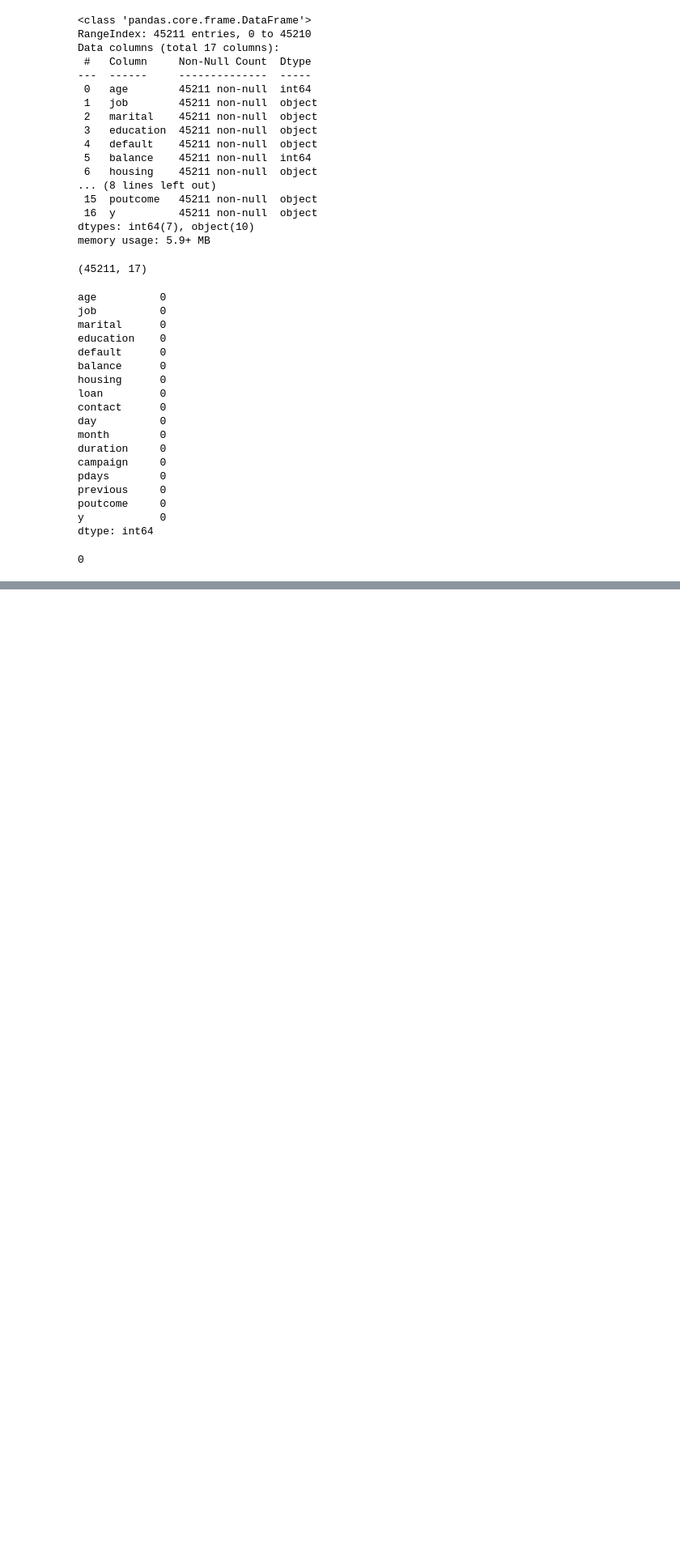
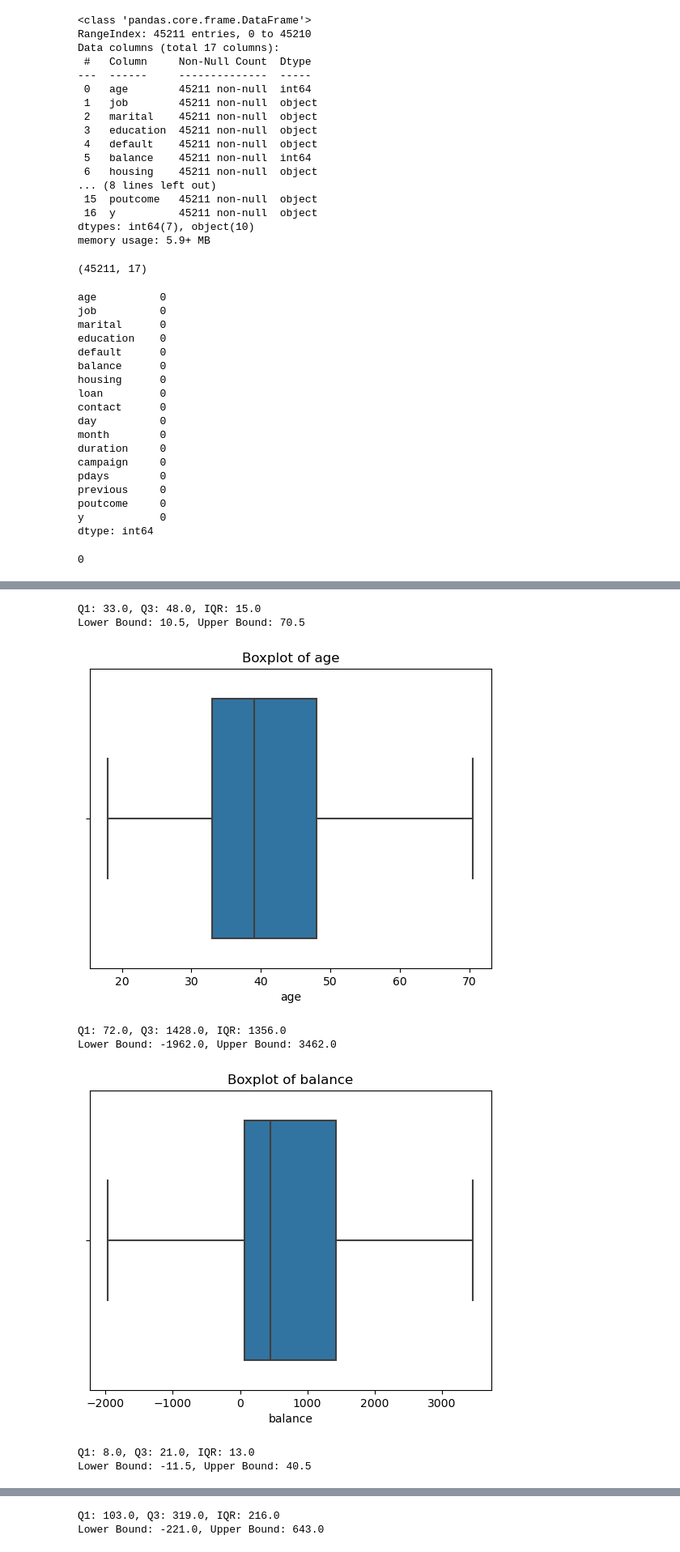
Before and after one commit to DWARAKESH3010/Machine_learning_codes, a Jupyter notebook: classification/bank.ipynb, the cells around one changed output, grey strips where cells are left out. Shown: that part at 81% size. Cells and saved outputs as stored; diff of their text form; code cells hidden in the pictures; blank space fills up the shorter version.

```diff
--- a/classification/bank.ipynb
+++ b/classification/bank.ipynb
@@ -188,0 +118,4 @@ cleaned_data.shape
+# %%
+df = df.drop(columns = "previous")
+df = df.drop(columns = "pdays")
+df.head()
@@ -188,0 +129,39 @@ cleaned_data.shape
+# %%
+import numpy as np
+import pandas as pd
+import seaborn as sns
+import matplotlib.pyplot as plt
+
+def handle_outliers(column):
+    Q1 = df[column].quantile(0.25)
+    Q3 = df[column].quantile(0.75)
+    IQR = Q3 - Q1
+    print(f"Q1: {Q1}, Q3: {Q3}, IQR: {IQR}")
+
+    # Define bounds
+    lbound = Q1 - 1.5 * IQR
+    ubound = Q3 + 1.5 * IQR
+    print(f"Lower Bound: {lbound}, Upper Bound: {ubound}")
+
+    # Replace outliers with the respective bounds
+    df[column] = np.where(df[column] > ubound, ubound,
+                          np.where(df[column] < lbound, lbound, df[column]))
+
+# Iterate through columns, assuming all are numeric
+for col in df.columns:
+    if pd.api.types.is_numeric_dtype(df[col]):
+        handle_outliers(col)
+        sns.boxplot(x=df[col])
+        plt.title(f"Boxplot of {col}")
+        plt.show()
+
+print("hello")
+# %% [output]
+Q1: 33.0, Q3: 48.0, IQR: 15.0
+Lower Bound: 10.5, Upper Bound: 70.5
+[figure, added]
+Q1: 72.0, Q3: 1428.0, IQR: 1356.0
+Lower Bound: -1962.0, Upper Bound: 3462.0
+[figure, added]
+Q1: 8.0, Q3: 21.0, IQR: 13.0
+Lower Bound: -11.5, Upper Bound: 40.5
@@ -188,0 +169,2 @@ cleaned_data.shape
+Q1: 103.0, Q3: 319.0, IQR: 216.0
+Lower Bound: -221.0, Upper Bound: 643.0
```
Also changed, not shown: parts of 26 cells of this notebook, 2 other files.
